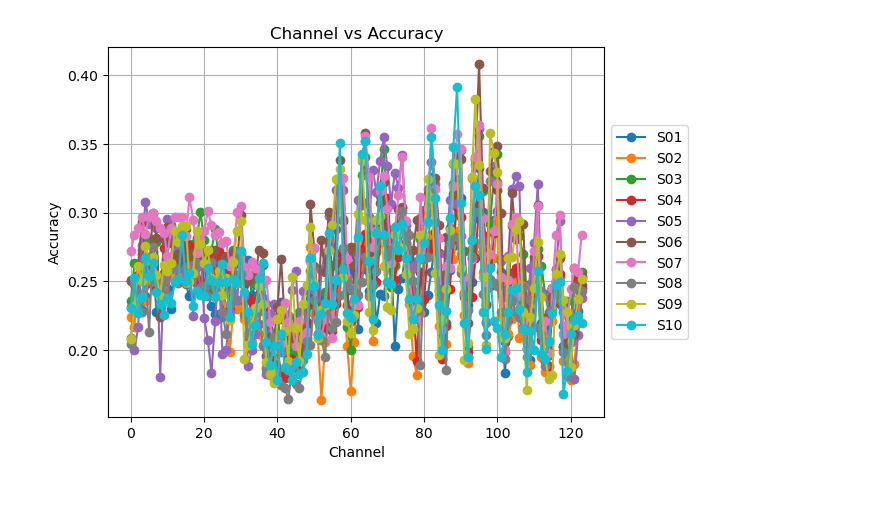
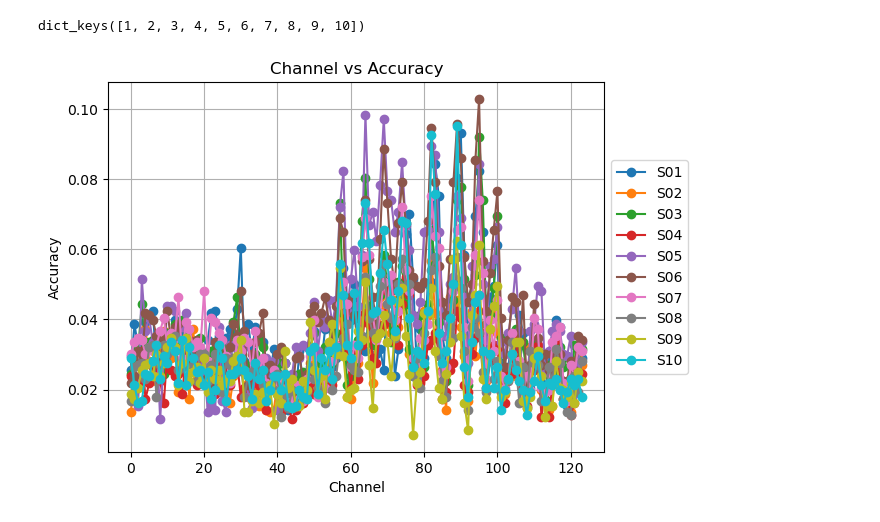
Before and after one commit to nonohuff/SHTEM2024, a Jupyter notebook: Classification_ata.ipynb, the cells around one changed output. Drawn from its saved outputs; the diff is of its cells as text; code cells hidden in the pictures.

Commit message:
Added data for 72 Category Classification

```diff
--- a/Classification_ata.ipynb
+++ b/Classification_ata.ipynb
@@ -28,3 +31,12 @@ Num GPUs Available:  0
+# %%
+data_filename = 'patient_accurices_nCategories'+str(72)+'.pkl'
+
+with open(data_filename, 'rb') as f:
+    patient_accurices = pickle.load(f)
+
+patient_accurices.keys()
+# %% [output]
+dict_keys([1, 2, 3, 4, 5, 6, 7, 8, 9, 10])
 # %%
 class MatClassRSA:
     class Preprocessing:
@@ -121,7 +133,7 @@ def main(pNum, nCategories=6, channels=None):
                     print(f'~ ~ Performing classification on channel {ch} ~ ~ ...')
                     accuracy = RSA.Classification.crossValidateMulti(Xr, Yr.ravel(), [ch])
                     accuracies[ch] = accuracy
-                    if ch % 62 == 0:
+                    if ch % 31 == 0:
                         # Periodic saving of data
                         patient_accurices[pNum] = accuracies
                         with open(data_filename, 'wb') as f:
@@ -143,38 +155,38 @@ def main(pNum, nCategories=6, channels=None):
                 print(f'~ ~ Performing classification on channel {ch} ~ ~ ...')
                 accuracy = RSA.Classification.crossValidateMulti(Xr, Yr.ravel(), [ch])
                 accuracies[ch] = accuracy
-                if ch % 62 == 0:
+                if ch % 31 == 0:
                     # Periodic saving of data
                     patient_accurices[pNum] = accuracies
                     with open(data_filename, 'wb') as f:
                         pickle.dump(patient_accurices, f)
 
             # Periodic saving of data
             patient_accurices[pNum] = accuracies
             with open(data_filename, 'wb') as f:
                 pickle.dump(patient_accurices, f)
 
 
     # Plotting accuracy for each channel
     plt.figure()
     for pNum, accuracies in {key: patient_accurices[key] for key in pNum_range if key in patient_accurices}.items():
         plt.plot(channels, list(map(accuracies.get, channels)), marker='o', linestyle='-', label=f'S{pNum:02d}')
     plt.xlabel('Channel')
     plt.ylabel('Accuracy')
     plt.title('Channel vs Accuracy')
     plt.legend(loc='center left', bbox_to_anchor=(1, 0.5))
     plt.grid(True)
     plt.savefig('./Figures/S' + str(pNum_range)+"_nCategories"+str(nCategories)+'_accuracy_per_channel.png')
     plt.show()
 
     with open(data_filename, 'wb') as f:
         pickle.dump(patient_accurices, f)
 
-    return patient_accurices
+    # return patient_accurices
 
 if __name__ == "__main__":
     pNum = 0
-    nCategories = 6
+    nCategories = 72
     main(pNum, nCategories, range(124))  # Test all 124 channels
 # %% [output]
-[figure, old version]
+[figure, new version]
```
Also changed, not shown: parts of 2 cells of this notebook, 3 other files.
